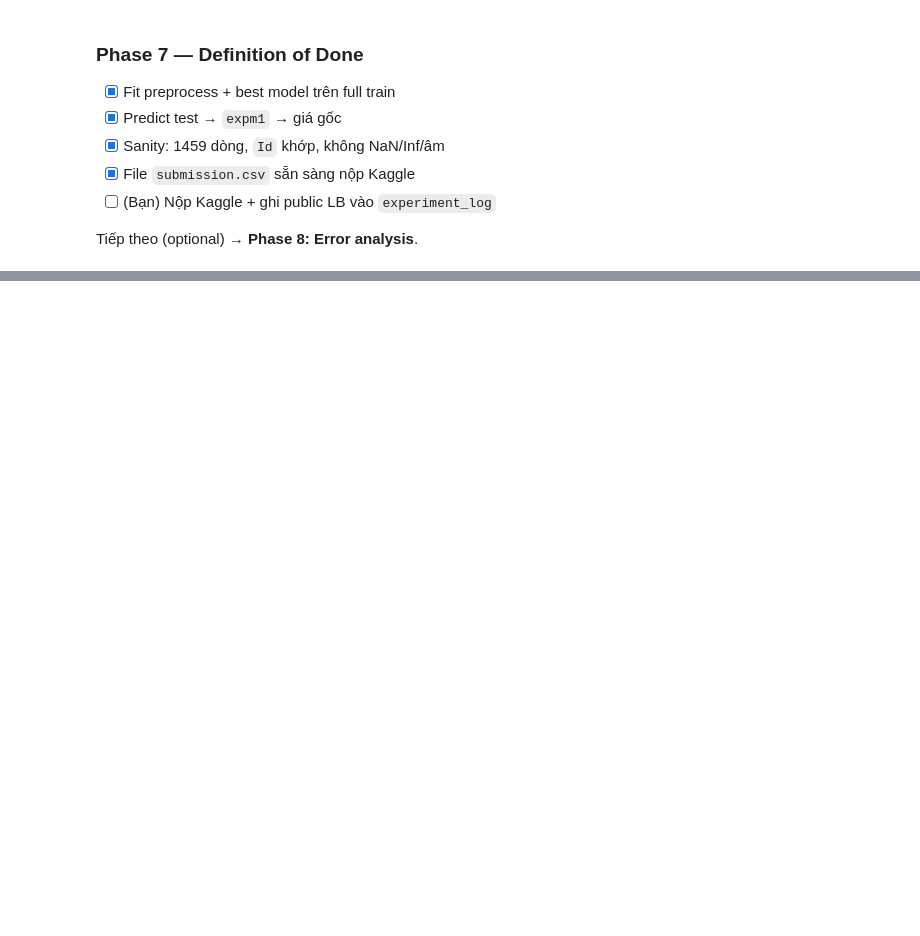
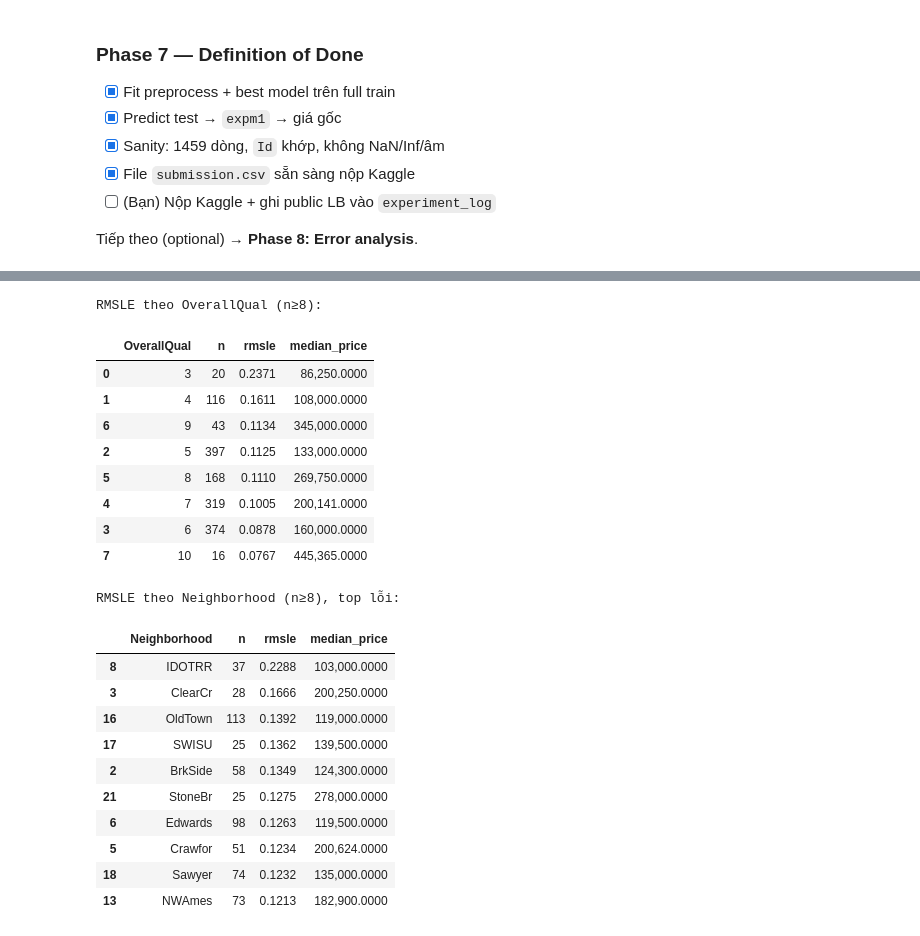
Before and after one commit to fuwhis/VEF_DA_FinalProject, a Jupyter notebook: complete_main.ipynb, the cells around one changed output, grey strips where cells are left out. Saved outputs shown, nothing was run; the diff lists cells and outputs as text; code cells hidden in the pictures; blank space fills up the shorter version.

```diff
--- a/complete_main.ipynb
+++ b/complete_main.ipynb
@@ -1445,0 +1554,43 @@ pass
+# %%
+# RMSLE theo nhóm — nơi model yếu
+def group_rmsle(df, col):
+    rows = []
+    for key, g in df.groupby(col, dropna=False):
+        if len(g) < 8:
+            continue
+        rows.append({
+            col: key,
+            "n": len(g),
+            "rmsle": rmsle(g["SalePrice"], g["pred"]),
+            "median_price": g["SalePrice"].median(),
+        })
+    return pd.DataFrame(rows).sort_values("rmsle", ascending=False)
+
+print("RMSLE theo OverallQual (n≥8):")
+display(group_rmsle(err_df, "OverallQual"))
+
+print("\nRMSLE theo Neighborhood (n≥8), top lỗi:")
+display(group_rmsle(err_df, "Neighborhood").head(10))
+# %% [output]
+RMSLE theo OverallQual (n≥8):
+|  | OverallQual | n | rmsle | median_price |
+| 0 | 3 | 20 | 0.2371 | 86,250.0000 |
+| 1 | 4 | 116 | 0.1611 | 108,000.0000 |
+| 6 | 9 | 43 | 0.1134 | 345,000.0000 |
+| 2 | 5 | 397 | 0.1125 | 133,000.0000 |
+| 5 | 8 | 168 | 0.1110 | 269,750.0000 |
+| 4 | 7 | 319 | 0.1005 | 200,141.0000 |
+| 3 | 6 | 374 | 0.0878 | 160,000.0000 |
+| 7 | 10 | 16 | 0.0767 | 445,365.0000 |
+RMSLE theo Neighborhood (n≥8), top lỗi:
+|  | Neighborhood | n | rmsle | median_price |
+| 8 | IDOTRR | 37 | 0.2288 | 103,000.0000 |
+| 3 | ClearCr | 28 | 0.1666 | 200,250.0000 |
+| 16 | OldTown | 113 | 0.1392 | 119,000.0000 |
+| 17 | SWISU | 25 | 0.1362 | 139,500.0000 |
+| 2 | BrkSide | 58 | 0.1349 | 124,300.0000 |
+| 21 | StoneBr | 25 | 0.1275 | 278,000.0000 |
+| 6 | Edwards | 98 | 0.1263 | 119,500.0000 |
+| 5 | Crawfor | 51 | 0.1234 | 200,624.0000 |
+| 18 | Sawyer | 74 | 0.1232 | 135,000.0000 |
+| 13 | NWAmes | 73 | 0.1213 | 182,900.0000 |
```
Also changed, not shown: parts of 14 cells of this notebook.
